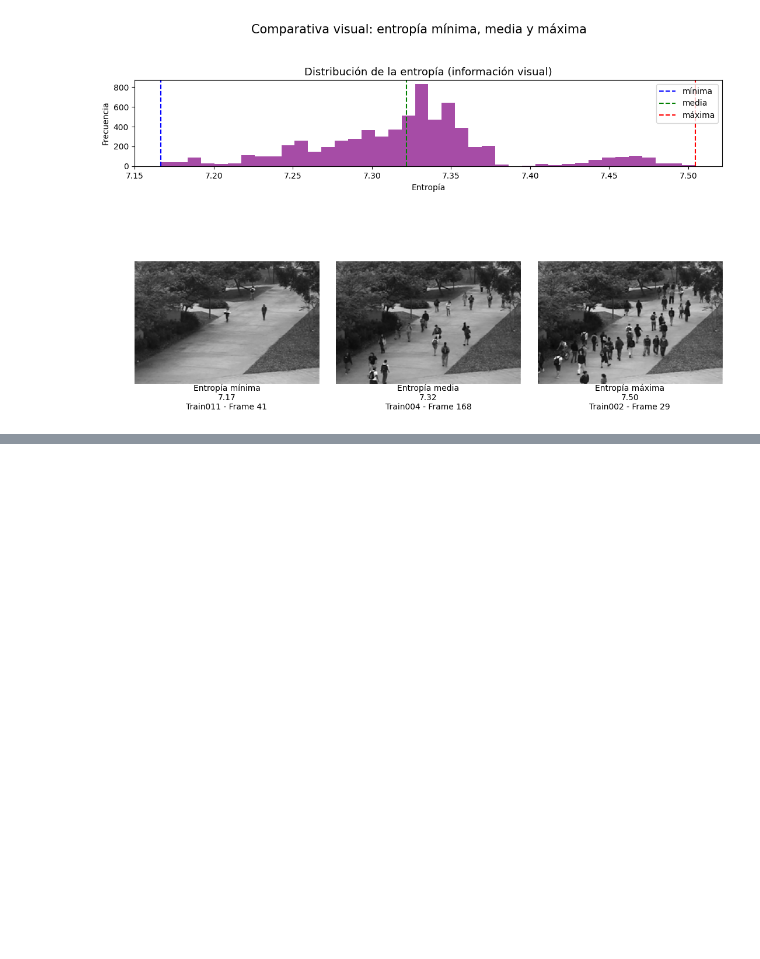
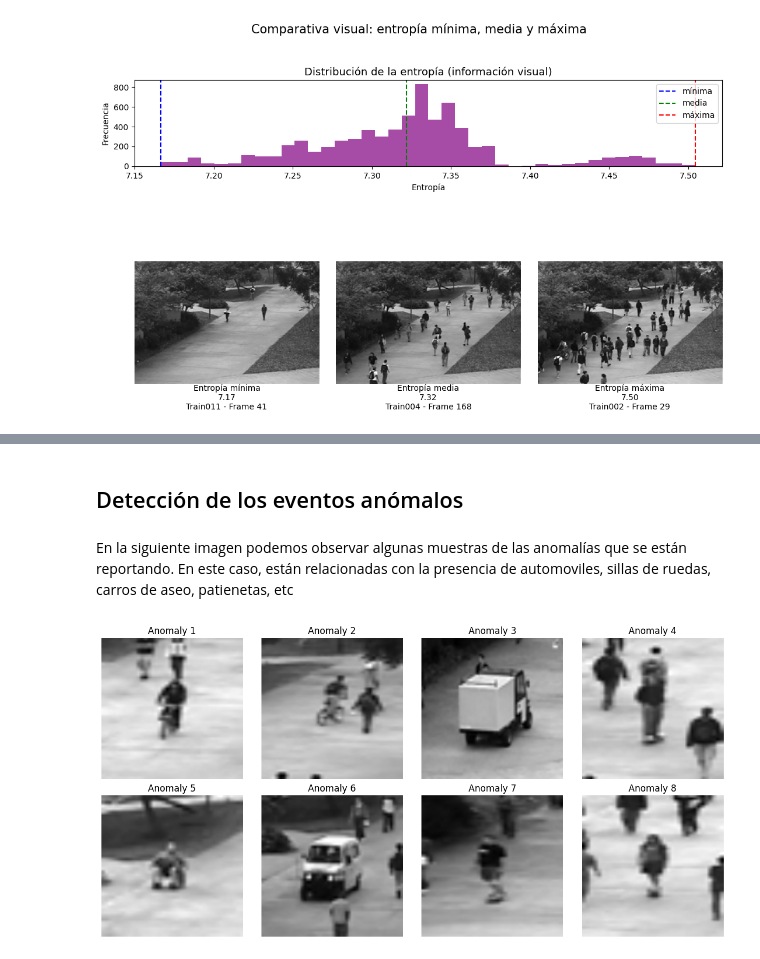
Before and after one commit to CarlosBaez11/proyecto-cv, a Jupyter notebook: EDA.ipynb, the cells around one changed output, grey strips where cells are left out. Drawn from its saved outputs; the diff is of its cells as text; code cells hidden in the pictures; blank space fills up the shorter version.

```diff
--- a/EDA.ipynb
+++ b/EDA.ipynb
@@ -393,0 +512,80 @@ plt.show()
+# %% [markdown]
+## Detección de los eventos anómalos
+# %% [markdown]
+En la siguiente imagen podemos observar algunas muestras de las anomalías que se están reportando. En este caso, están relacionadas con la presencia de automoviles, sillas de ruedas, carros de aseo, patienetas, etc
+# %%
+import os
+import cv2
+import numpy as np
+import matplotlib.pyplot as plt
+import random
+
+base_test = "datasets/ucsdped/UCSDped1/Test"
+
+# Carpetas *_gt (ground truth)
+gt_folders = sorted([
+    d for d in os.listdir(base_test)
+    if d.endswith("_gt") and os.path.isdir(os.path.join(base_test, d))
+])
+
+anomaly_samples = []
+context_margin = 15  # píxeles extra alrededor del bounding box
+
+for gt_folder in gt_folders:
+    clip_name = gt_folder.replace("_gt", "")
+    clip_path = os.path.join(base_test, clip_name)
+    gt_path = os.path.join(base_test, gt_folder)
+
+    if not os.path.exists(clip_path):
+        continue
+
+    frames = sorted([f for f in os.listdir(clip_path) if f.endswith(".tif")])
+    masks = sorted([f for f in os.listdir(gt_path) if f.endswith(".bmp")])
+    n_frames = min(len(frames), len(masks))
+
+    for i in range(n_frames):
+        frame = cv2.imread(os.path.join(clip_path, frames[i]), cv2.IMREAD_GRAYSCALE)
+        mask = cv2.imread(os.path.join(gt_path, masks[i]), cv2.IMREAD_GRAYSCALE)
+        if frame is None or mask is None:
+            continue
+
+        mask_bin = (mask > 0).astype(np.uint8)
+        if np.sum(mask_bin) == 0:
+            continue
+
+        contours, _ = cv2.findContours(mask_bin, cv2.RETR_EXTERNAL, cv2.CHAIN_APPROX_SIMPLE)
+        for cnt in contours:
+            x, y, w, h = cv2.boundingRect(cnt)
+            if w * h < 50:  # evitar ruido
+                continue
+
+            # Expandir el recorte con un margen
+            x1 = max(0, x - context_margin)
+            y1 = max(0, y - context_margin)
+            x2 = min(frame.shape[1], x + w + context_margin)
+            y2 = min(frame.shape[0], y + h + context_margin)
+
+            crop = frame[y1:y2, x1:x2]
+            anomaly_samples.append(crop)
+
+# Tomar 8 muestras aleatorias si hay suficientes
+random.shuffle(anomaly_samples)
+sample_count = min(8, len(anomaly_samples))
+samples_to_show = anomaly_samples[:sample_count]
+
+# Mostrar resultados
+if samples_to_show:
+    cols = 4
+    rows = int(np.ceil(sample_count / cols))
+    plt.figure(figsize=(12, 6))
+    for i, img in enumerate(samples_to_show):
+        plt.subplot(rows, cols, i + 1)
+        plt.imshow(cv2.resize(img, (128, 128)), cmap='gray')  # reescalar para mejor visibilidad
+        plt.axis('off')
+        plt.title(f"Anomaly {i+1}")
+    plt.tight_layout()
+    plt.show()
+else:
+    print("⚠️ No se detectaron anomalías. Revisa las máscaras *_gt.")
+# %% [output]
+[figure, added]
```
Also changed, not shown: parts of 10 cells of this notebook.
